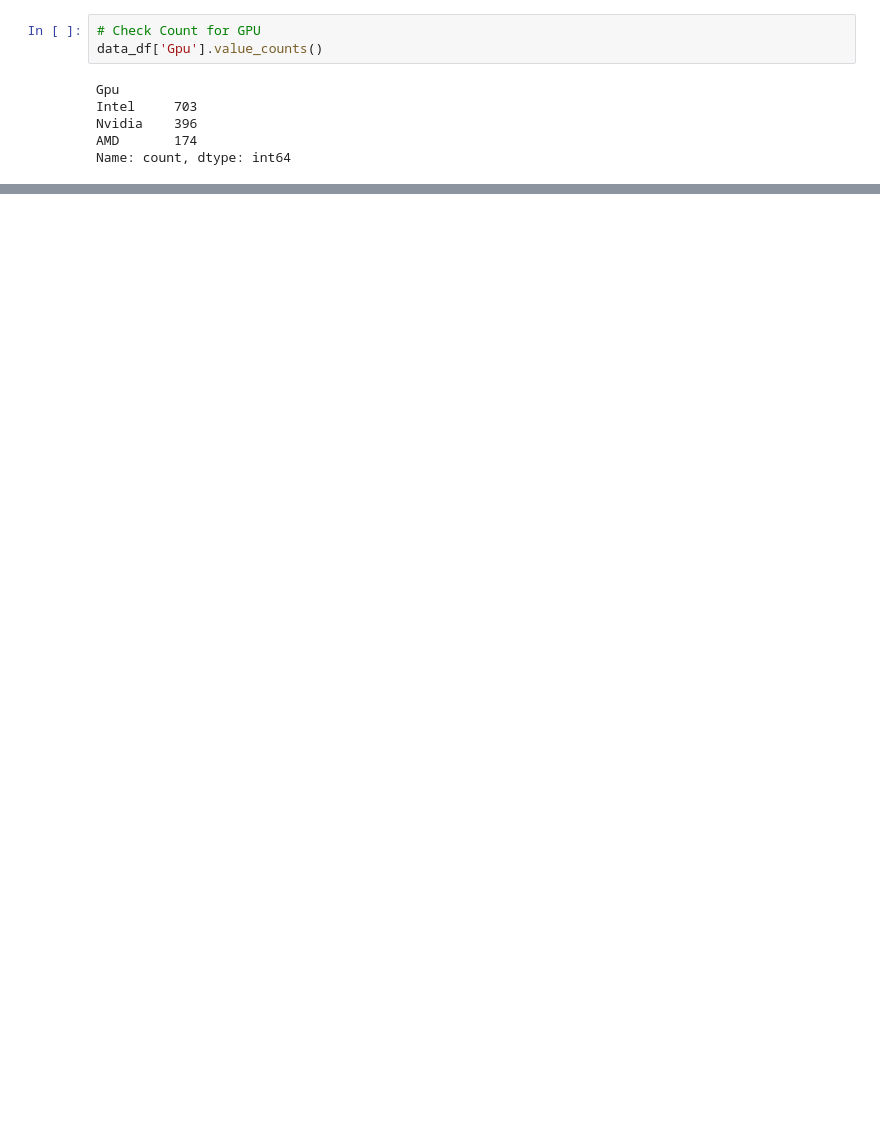
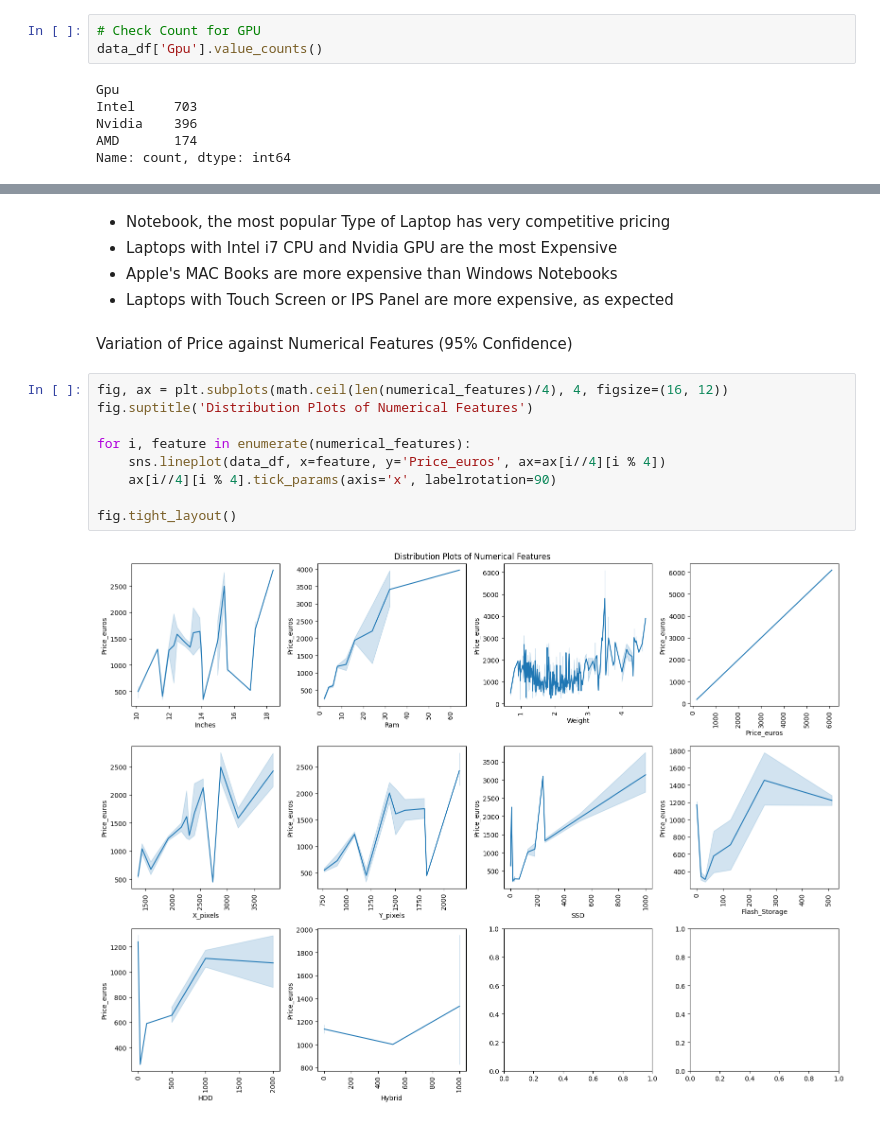
Before and after one commit to Pranav-Nagpure/Laptop-Price-Prediction-NB, a Jupyter notebook: Laptop Price Prediction.ipynb, the cells around one changed output, grey strips where cells are left out. Cells and saved outputs as stored; diff of their text form; blank space fills up the shorter version.

```diff
--- a/Laptop Price Prediction.ipynb
+++ b/Laptop Price Prediction.ipynb
@@ -244,0 +276,18 @@ Name: count, dtype: int64
+# %% [markdown]
+- Notebook, the most popular Type of Laptop has very competitive pricing
+- Laptops with Intel i7 CPU and Nvidia GPU are the most Expensive
+- Apple's MAC Books are more expensive than Windows Notebooks
+- Laptops with Touch Screen or IPS Panel are more expensive, as expected
+# %% [markdown]
+Variation of Price against Numerical Features (95% Confidence)
+# %%
+fig, ax = plt.subplots(math.ceil(len(numerical_features)/4), 4, figsize=(16, 12))
+fig.suptitle('Distribution Plots of Numerical Features')
+
+for i, feature in enumerate(numerical_features):
+    sns.lineplot(data_df, x=feature, y='Price_euros', ax=ax[i//4][i % 4])
+    ax[i//4][i % 4].tick_params(axis='x', labelrotation=90)
+
+fig.tight_layout()
+# %% [output]
+[figure, added]
```
Also changed, not shown: parts of 18 cells of this notebook.
